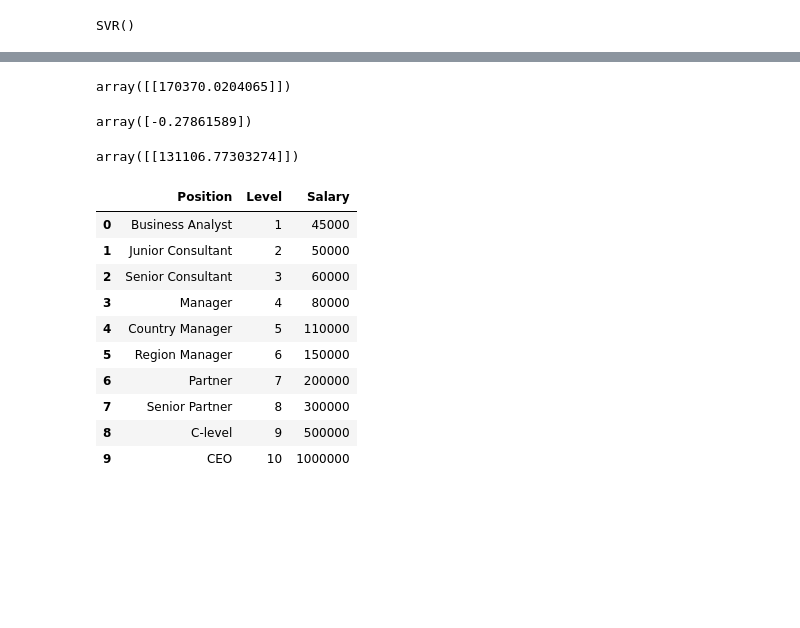
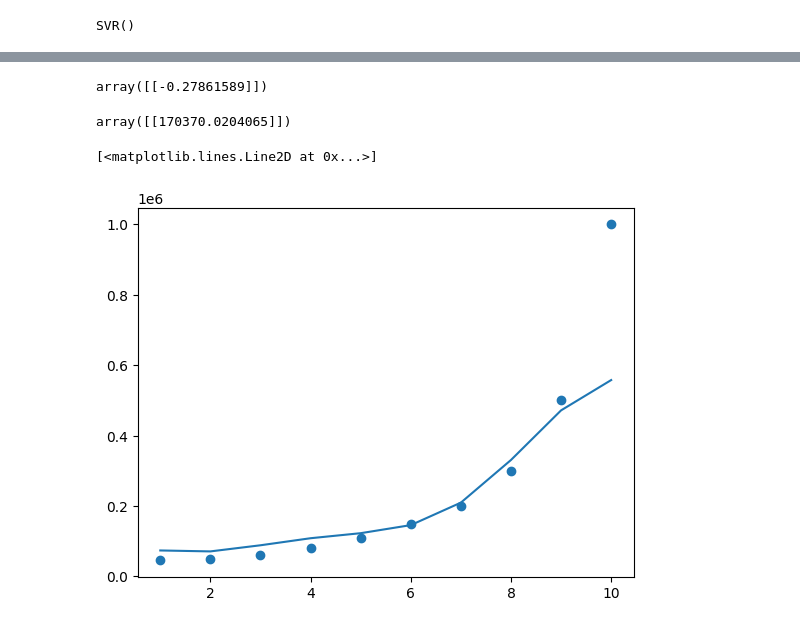
Before and after one commit to XXRadeonXFX/ML_Basics, a Jupyter notebook: Machine Learning A-Z (Codes and Datasets)/Part 2 - Regression/Section 7 - Support Vector Regression (SVR)/Python/practice-01.ipynb, the cells around one changed output, grey strips where cells are left out. Saved outputs shown, nothing was run; the diff lists cells and outputs as text; code cells hidden in the pictures; blank space fills up the shorter version.

```diff
--- a/Machine Learning A-Z (Codes and Datasets)/Part 2 - Regression/Section 7 - Support Vector Regression (SVR)/Python/practice-01.ipynb
+++ b/Machine Learning A-Z (Codes and Datasets)/Part 2 - Regression/Section 7 - Support Vector Regression (SVR)/Python/practice-01.ipynb
@@ -79,8 +79,8 @@ from sklearn.preprocessing import StandardScaler
 sc_X = StandardScaler()
 sc_y = StandardScaler()
 
-X = sc_X.fit_transform(X)
-y = sc_y.fit_transform(y)
+X1 = sc_X.fit_transform(X)
+y1 = sc_y.fit_transform(y)
 
 
 
@@ -112,6 +132,6 @@ from sklearn.svm import SVR
 regressor = SVR(kernel = 'rbf')
 
 
-regressor.fit(X,y)
+regressor.fit(X1,y1)
 # %% [output]
 SVR()
@@ -118,54 +142,16 @@ SVR()
 # %%
-sc_y.inverse_transform(regressor.predict(sc_X.transform([[6.5]])).reshape(-1,1))
+# sc_y.inverse_transform(regressor.predict(sc_X.transform([[6.5]])).reshape(-1,1))
+
+regressor.predict( sc_X.transform([[6.5]]) ).reshape(-1,1)
 # %% [output]
-array([[170370.0204065]])
+array([[-0.27861589]])
-# %%
-regressor.predict(sc_X.transform([[6.5]]))
-# %% [output]
-array([-0.27861589])
-# %%
-import numpy as np
-import matplotlib.pyplot as plt
-import pandas as pd
-
-
-dataset = pd.read_csv("Position_Salaries.csv")
-X = dataset.iloc[:,1:-1].values
-y = dataset.iloc[:,-1].values
-
-
-from sklearn.preprocessing import StandardScaler
-
-sc_X = StandardScaler()
-sc_y = StandardScaler()
-
-
-y = y.reshape( len(y) ,1 )
-
-X = sc_X.fit_transform(X)
-y = sc_y.fit_transform(y)
-
-
-from sklearn.svm import SVR
-
-regressor  = SVR( kernel = 'rbf' )
-regressor.fit( X,y  )
-
-
-sc_y.inverse_transform(regressor.predict(sc_X.fit_transform( [[6.5]]  )  ).reshape(-1 ,1) )
-# %% [output]
-array([[131106.77303274]])
-# %%
-dataset
-# %% [output]
-|  | Position | Level | Salary |
-| 0 | Business Analyst | 1 | 45000 |
-| 1 | Junior Consultant | 2 | 50000 |
-| 2 | Senior Consultant | 3 | 60000 |
-| 3 | Manager | 4 | 80000 |
-| 4 | Country Manager | 5 | 110000 |
-| 5 | Region Manager | 6 | 150000 |
-| 6 | Partner | 7 | 200000 |
-| 7 | Senior Partner | 8 | 300000 |
-| 8 | C-level | 9 | 500000 |
-| 9 | CEO | 10 | 1000000 |
+# %%
+sc_y.inverse_transform( regressor.predict( sc_X.transform([[6.5]]) ).reshape(-1,1) )
+# %% [output]
+array([[170370.0204065]])
+# %%
+plt.scatter(sc_X.inverse_transform(X), sc_y.inverse_transform(y))
+plt.plot( sc_X.inverse_transform(X),sc_y.inverse_transform(regressor.predict( X ).reshape(-1,1)) )
+# %% [output]
+[<matplotlib.lines.Line2D at 0x...>]
+[figure, added]
```
Also changed, not shown: parts of 9 cells of this notebook, 2 other files.
